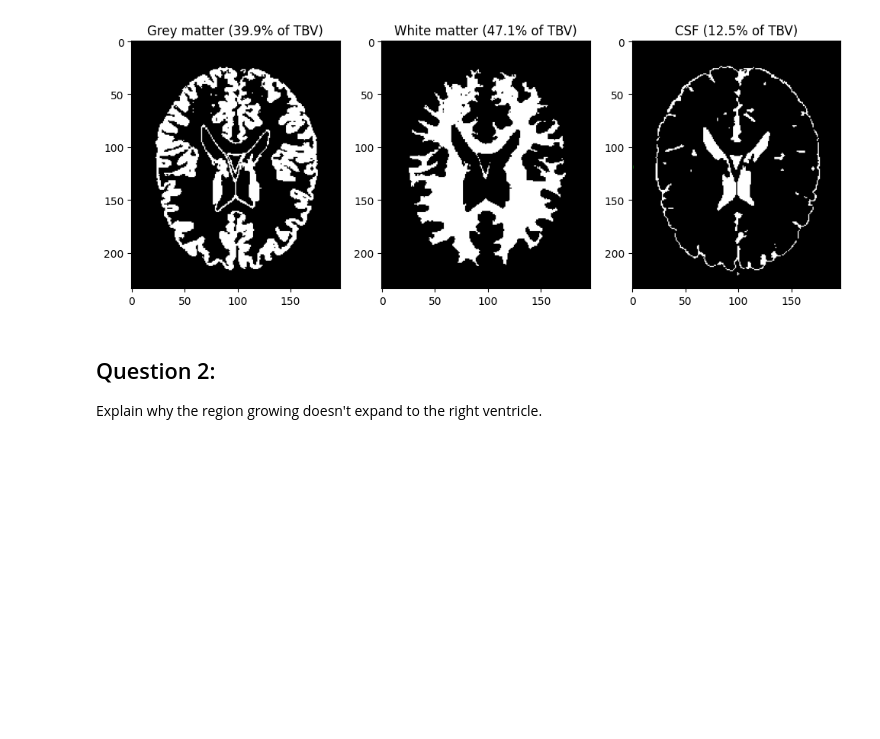
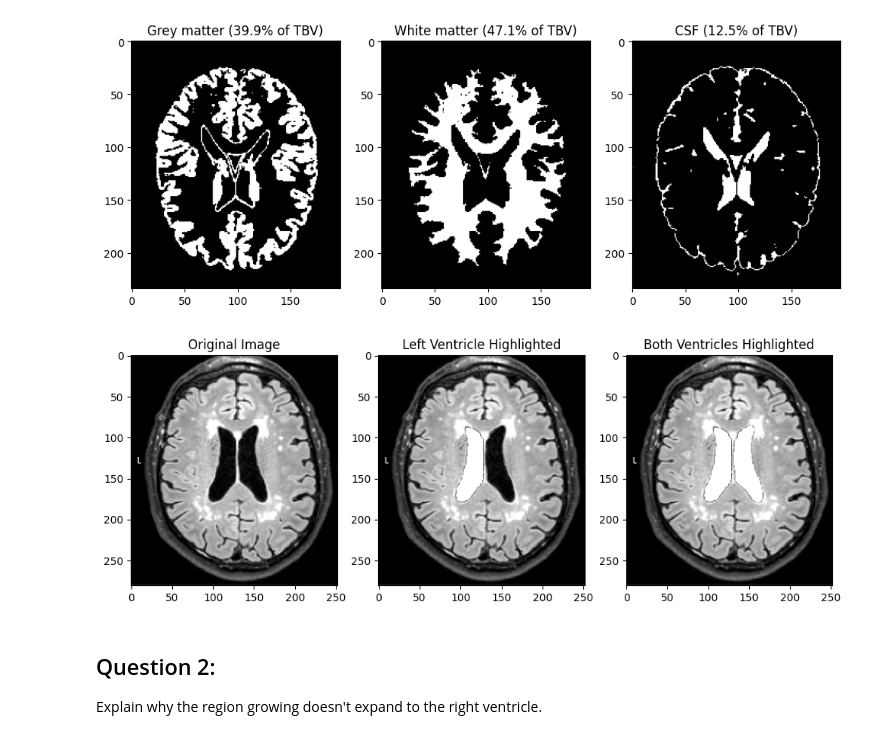
Before and after one commit to crystaljwang/tm11005_aip, a Jupyter notebook: AIP_Segmentation1.ipynb, the cells around one changed output. Drawn from its saved outputs; the diff is of its cells as text; code cells hidden in the pictures; blank space fills up the shorter version.

```diff
--- a/AIP_Segmentation1.ipynb
+++ b/AIP_Segmentation1.ipynb
@@ -396,34 +396,36 @@ Text(0.5, 1.0, 'CSF (12.5% of TBV)')
 #  where the algorithm will start growing. The difference between a pixel's intensity
 #  value and the region's mean, is used as a measure of similarity. The pixel
 #  with the smallest difference measured this way is allocated to the respective region.
 #  This process stops when the intensity difference between region mean and
 #  new pixel become larger than a certain threshold. We will use 0.3
 #
 #  6) We Use the coordinates as input to the region growing function.
 
-image = np.asarray(imread('brain.png'), dtype = float)
+image = np.asarray(imread('tm11005_aip/data/brain.png'), dtype = float)
 image = rgb2gray(image)
 
 image_left_highlighted = flood_fill(image, (124,120), 255, connectivity = 2, tolerance = 0.3*255)
 
 fig, axs = plt.subplots(1,3)
 axs[0].imshow(image, cmap = 'gray')
 axs[0].set_title(f"Original Image")
 
 axs[1].imshow(image_left_highlighted, cmap = 'gray')
 axs[1].set_title(f"Left Ventricle Highlighted")
 
 # 9) We are interested in segmenting the right ventricle as well,
 # so repeat the previous steps (5,7 and 8) using a coordinate from the right
 # ventricle. Furthermore, save the result of the region growing algorithm  in
 # variable called |J2| and the addition result on a variable called |z2|.
 
 image_both_highlighted = flood_fill(image_left_highlighted, (124,135), 255, connectivity = 2, tolerance = 0.3*255)
 
 axs[2].imshow(image_both_highlighted, cmap = 'gray')
 axs[2].set_title(f"Both Ventricles Highlighted")
 
 plt.show()
+# %% [output]
+[figure, added]
 # %% [markdown]
 ## Question 2:
 
```
Also changed, not shown: parts of 5 cells of this notebook.
